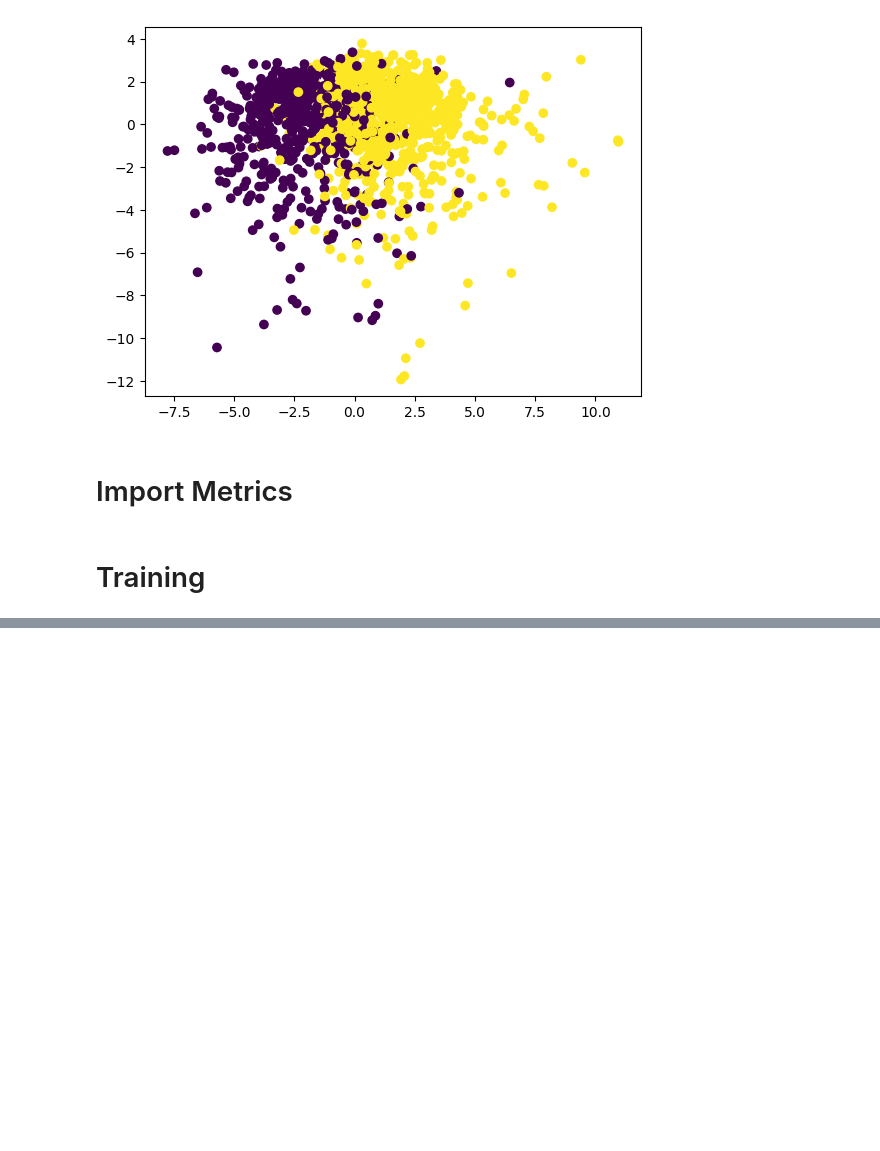
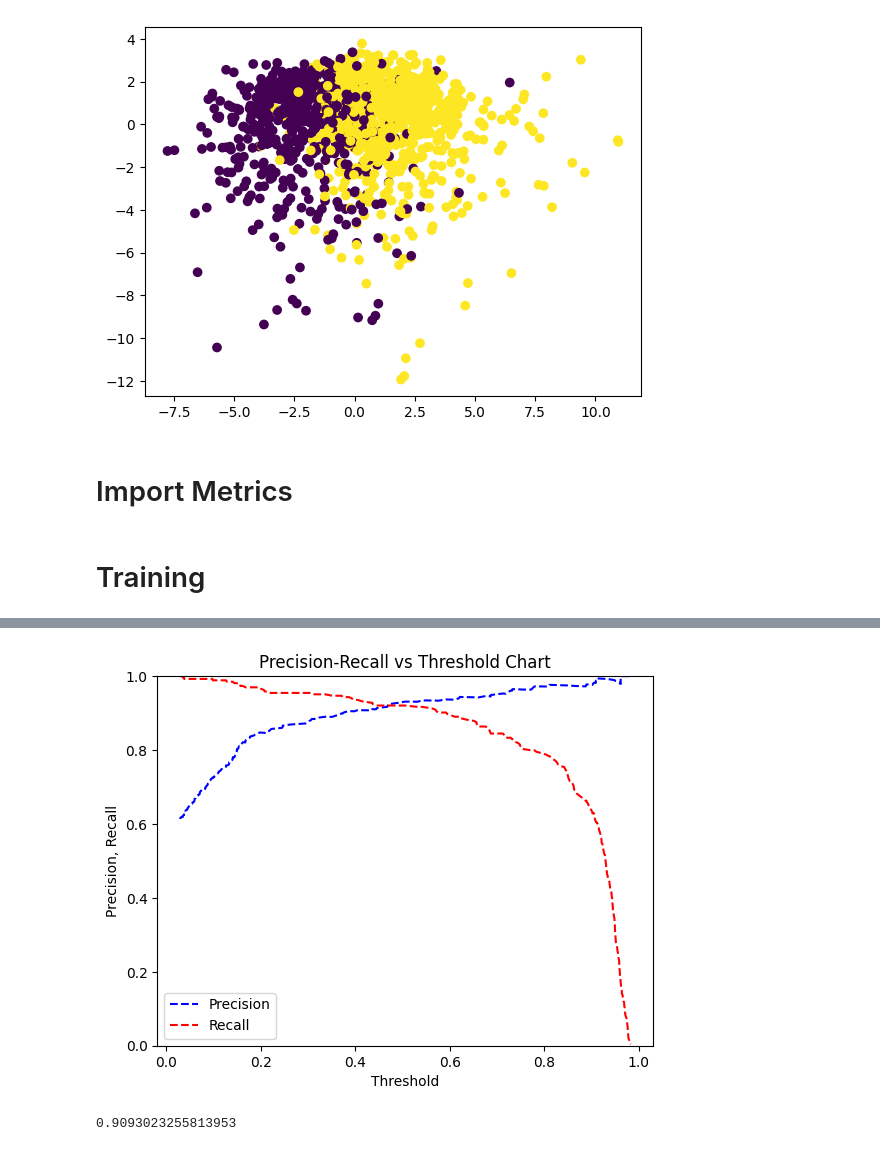
Before and after one commit to mishanko/ml-course, a Jupyter notebook: homeworks/hw05_neo_tokio/pistachio-28features-svc-mlp-lr-knn-tree-acc-94.ipynb, the cells around one changed output, grey strips where cells are left out. Saved outputs shown, nothing was run; the diff lists cells and outputs as text; code cells hidden in the pictures; blank space fills up the shorter version.

```diff
--- a/homeworks/hw05_neo_tokio/pistachio-28features-svc-mlp-lr-knn-tree-acc-94.ipynb
+++ b/homeworks/hw05_neo_tokio/pistachio-28features-svc-mlp-lr-knn-tree-acc-94.ipynb
@@ -128,0 +204,5 @@ plt.show()
+# %%
+data_test = pd.read_csv("data/test.csv")
+X_test = data_test
+X_test_scaled = scaler.transform(X_test)
+X_test_scaled
@@ -128,0 +223,8 @@ plt.show()
+# %%
+i=3
+
+pred_Test = list_model[i].predict(X_test_scaled)
+pred_proba_Test = list_model[i].predict_proba(X_test_scaled)
+# %%
+ans = pd.read_csv("results/answers_11.csv", header=None)
+ans.values.flatten()
@@ -128,0 +252,29 @@ plt.show()
+# %%
+from sklearn.metrics import precision_recall_curve, auc, accuracy_score
+
+
+precision, recall, thresholds = precision_recall_curve(ans.values.flatten(), pred_proba_Test[:, 1])
+
+   #retrieve probability of being 1(in second column of probs_y)
+pr_auc = auc(recall, precision)
+
+plt.title("Precision-Recall vs Threshold Chart")
+plt.plot(thresholds, precision[: -1], "b--", label="Precision")
+plt.plot(thresholds, recall[: -1], "r--", label="Recall")
+plt.ylabel("Precision, Recall")
+plt.xlabel("Threshold")
+plt.legend(loc="lower left")
+i =plt.ylim([0,1])
+# %% [output]
+[figure, added]
+# %%
+i = 3
+def custom_predict(X, threshold):
+    probs = list_model[i].predict_proba(X)
+    return (probs[:, 1] > threshold).astype(int)
+
+# 0.596
+new_preds = custom_predict(X=X_test_scaled, threshold=0.54)
+accuracy_score(ans.values.flatten(), new_preds)
+# %% [output]
+0.9093023255813953
```
Also changed, not shown: parts of 14 cells of this notebook, 3 other files.
